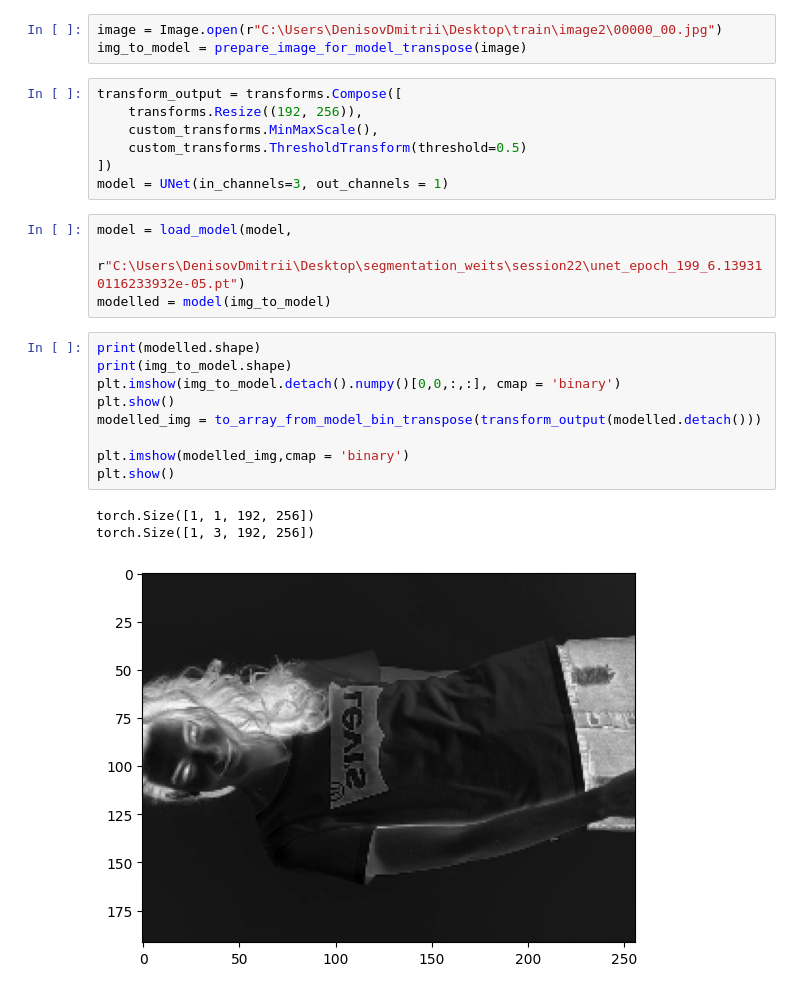
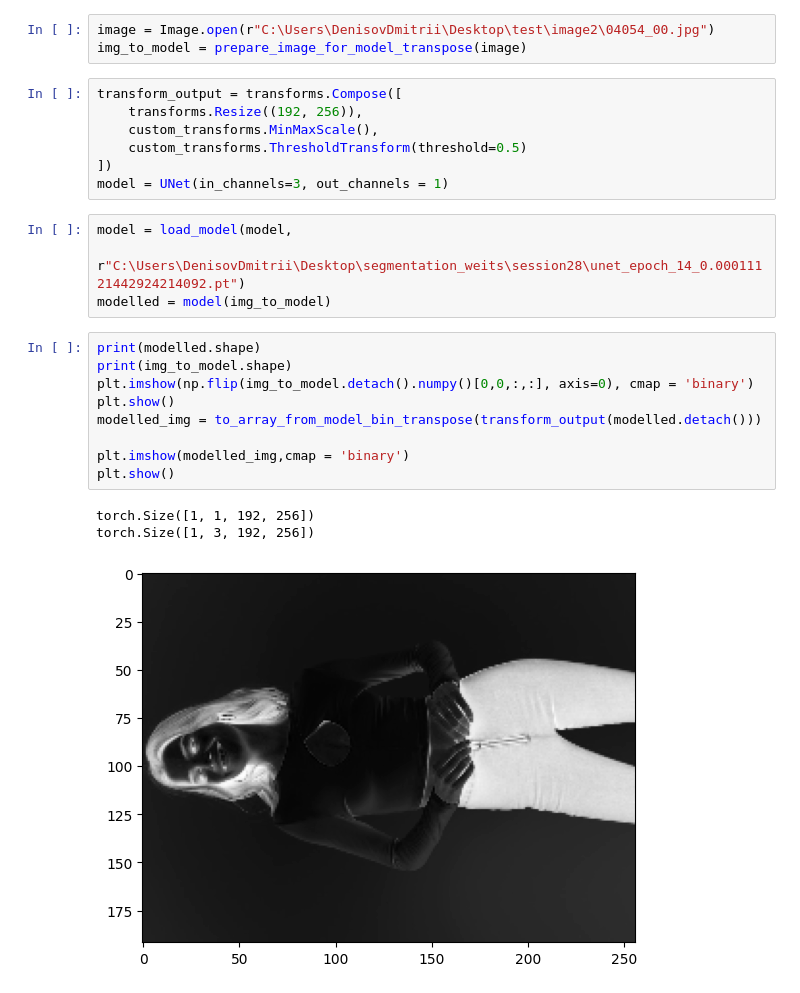
Before and after one commit to EgorProkopov/SMBackEnd, a Jupyter notebook: LookGenerator/networks_training/checking_model_bin.ipynb, the cells around one changed output. Saved outputs shown, nothing was run; the diff lists cells and outputs as text.

```diff
--- a/LookGenerator/networks_training/checking_model_bin.ipynb
+++ b/LookGenerator/networks_training/checking_model_bin.ipynb
@@ -15,7 +15,7 @@ import cv2
 from LookGenerator.datasets.utils import prepare_image_for_model_transpose, to_array_from_model_bin_transpose
 import LookGenerator.datasets.transforms as custom_transforms
 # %%
-image = Image.open(r"C:\Users\DenisovDmitrii\Desktop\train\image2\00000_00.jpg")
+image = Image.open(r"C:\Users\DenisovDmitrii\Desktop\test\image2\04054_00.jpg")
 img_to_model = prepare_image_for_model_transpose(image)
 # %%
 transform_output = transforms.Compose([
@@ -26,18 +26,18 @@ transform_output = transforms.Compose([
 model = UNet(in_channels=3, out_channels = 1)
 # %%
 model = load_model(model,
-                       r"C:\Users\DenisovDmitrii\Desktop\segmentation_weits\session22\unet_epoch_199_6.139310116233932e-05.pt")
+                       r"C:\Users\DenisovDmitrii\Desktop\segmentation_weits\session28\unet_epoch_14_0.00011121442924214092.pt")
 modelled = model(img_to_model)
 # %%
 print(modelled.shape)
 print(img_to_model.shape)
-plt.imshow(img_to_model.detach().numpy()[0,0,:,:], cmap = 'binary')
+plt.imshow(np.flip(img_to_model.detach().numpy()[0,0,:,:], axis=0), cmap = 'binary')
 plt.show()
 modelled_img = to_array_from_model_bin_transpose(transform_output(modelled.detach()))
 
 plt.imshow(modelled_img,cmap = 'binary')
 plt.show()
 # %% [output]
 torch.Size([1, 1, 192, 256])
 torch.Size([1, 3, 192, 256])
-[figure, old version]
+[figure, new version]
```
Also changed, not shown: parts of 3 cells of this notebook, 3 other files.
